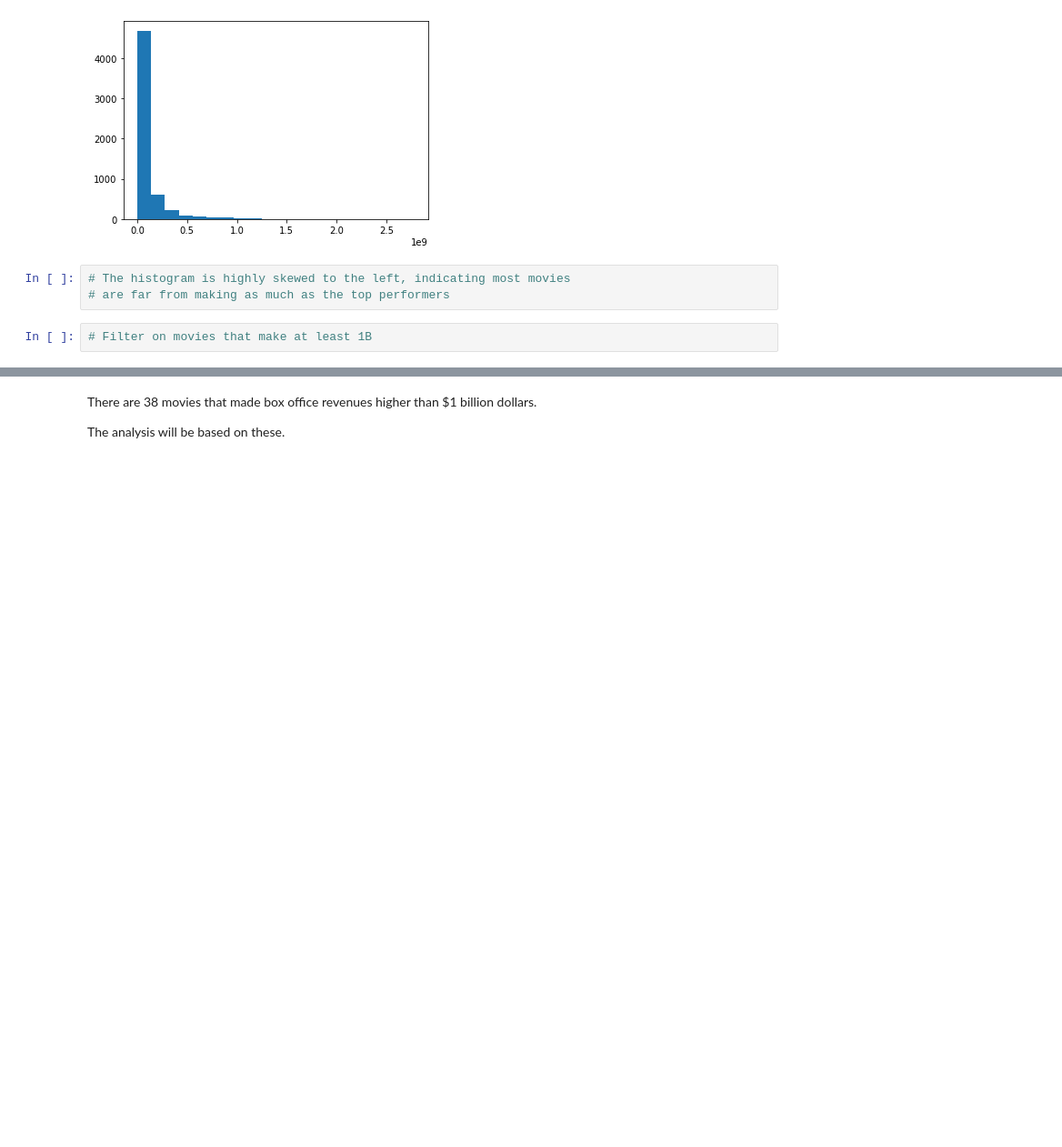
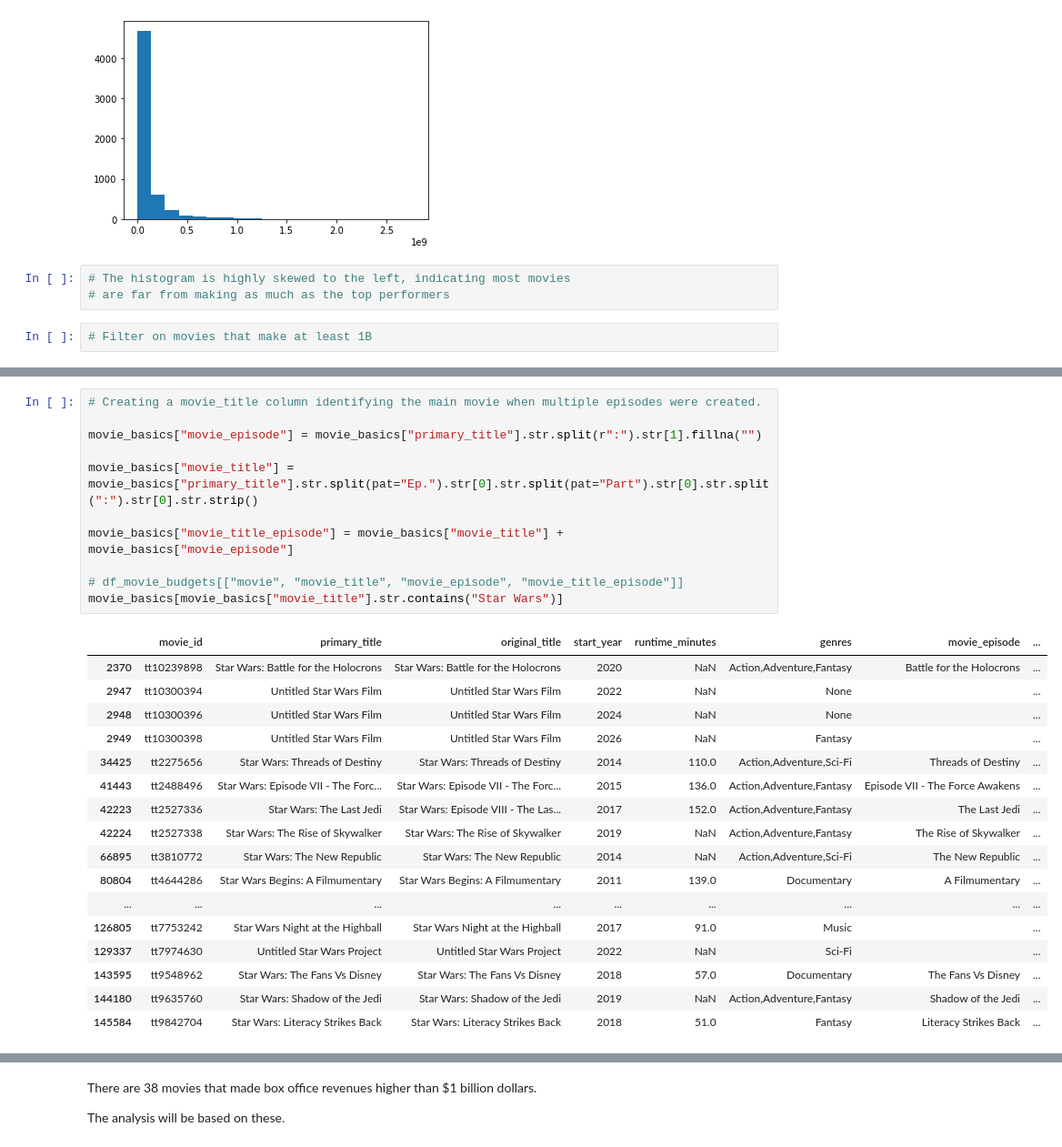
Before and after one commit to AlbaneCM/MicrosoftMovieAnalysis, a Jupyter notebook: microsoft-movie-analysis.ipynb, the cells around one changed output, grey strips where cells are left out. Shown: that part at 91% size. Drawn from its saved outputs; the diff is of its cells as text; blank space fills up the shorter version.

Commit message:
joined df for genres analysis

```diff
--- a/microsoft-movie-analysis.ipynb
+++ b/microsoft-movie-analysis.ipynb
@@ -1018 +1032,30 @@ plt.show()
+# %%
+# Creating a movie_title column identifying the main movie when multiple episodes were created.
+
+movie_basics["movie_episode"] = movie_basics["primary_title"].str.split(r":").str[1].fillna("")
+
+movie_basics["movie_title"] = movie_basics["primary_title"].str.split(pat="Ep.").str[0].str.split(pat="Part").str[0].str.split(":").str[0].str.strip()
+
+movie_basics["movie_title_episode"] = movie_basics["movie_title"] +  movie_basics["movie_episode"]
+
+# df_movie_budgets[["movie", "movie_title", "movie_episode", "movie_title_episode"]]
+movie_basics[movie_basics["movie_title"].str.contains("Star Wars")]
+# %% [output]
+|  | movie_id | primary_title | original_title | start_year | runtime_minutes | genres | movie_episode | ... |
+| 2370 | tt10239898 | Star Wars: Battle for the Holocrons | Star Wars: Battle for the Holocrons | 2020 | NaN | Action,Adventure,Fantasy | Battle for the Holocrons | ... |
+| 2947 | tt10300394 | Untitled Star Wars Film | Untitled Star Wars Film | 2022 | NaN | None |  | ... |
+| 2948 | tt10300396 | Untitled Star Wars Film | Untitled Star Wars Film | 2024 | NaN | None |  | ... |
+| 2949 | tt10300398 | Untitled Star Wars Film | Untitled Star Wars Film | 2026 | NaN | Fantasy |  | ... |
+| 34425 | tt2275656 | Star Wars: Threads of Destiny | Star Wars: Threads of Destiny | 2014 | 110.0 | Action,Adventure,Sci-Fi | Threads of Destiny | ... |
+| 41443 | tt2488496 | Star Wars: Episode VII - The Forc... | Star Wars: Episode VII - The Forc... | 2015 | 136.0 | Action,Adventure,Fantasy | Episode VII - The Force Awakens | ... |
+| 42223 | tt2527336 | Star Wars: The Last Jedi | Star Wars: Episode VIII - The Las... | 2017 | 152.0 | Action,Adventure,Fantasy | The Last Jedi | ... |
+| 42224 | tt2527338 | Star Wars: The Rise of Skywalker | Star Wars: The Rise of Skywalker | 2019 | NaN | Action,Adventure,Fantasy | The Rise of Skywalker | ... |
+| 66895 | tt3810772 | Star Wars: The New Republic | Star Wars: The New Republic | 2014 | NaN | Action,Adventure,Sci-Fi | The New Republic | ... |
+| 80804 | tt4644286 | Star Wars Begins: A Filmumentary | Star Wars Begins: A Filmumentary | 2011 | 139.0 | Documentary | A Filmumentary | ... |
+| ... | ... | ... | ... | ... | ... | ... | ... | ... |
+| 126805 | tt7753242 | Star Wars Night at the Highball | Star Wars Night at the Highball | 2017 | 91.0 | Music |  | ... |
+| 129337 | tt7974630 | Untitled Star Wars Project | Untitled Star Wars Project | 2022 | NaN | Sci-Fi |  | ... |
+| 143595 | tt9548962 | Star Wars: The Fans Vs Disney | Star Wars: The Fans Vs Disney | 2018 | 57.0 | Documentary | The Fans Vs Disney | ... |
+| 144180 | tt9635760 | Star Wars: Shadow of the Jedi | Star Wars: Shadow of the Jedi | 2019 | NaN | Action,Adventure,Fantasy | Shadow of the Jedi | ... |
+| 145584 | tt9842704 | Star Wars: Literacy Strikes Back | Star Wars: Literacy Strikes Back | 2018 | 51.0 | Fantasy | Literacy Strikes Back | ... |
 # %%
```
Also changed, not shown: parts of 34 cells of this notebook.
